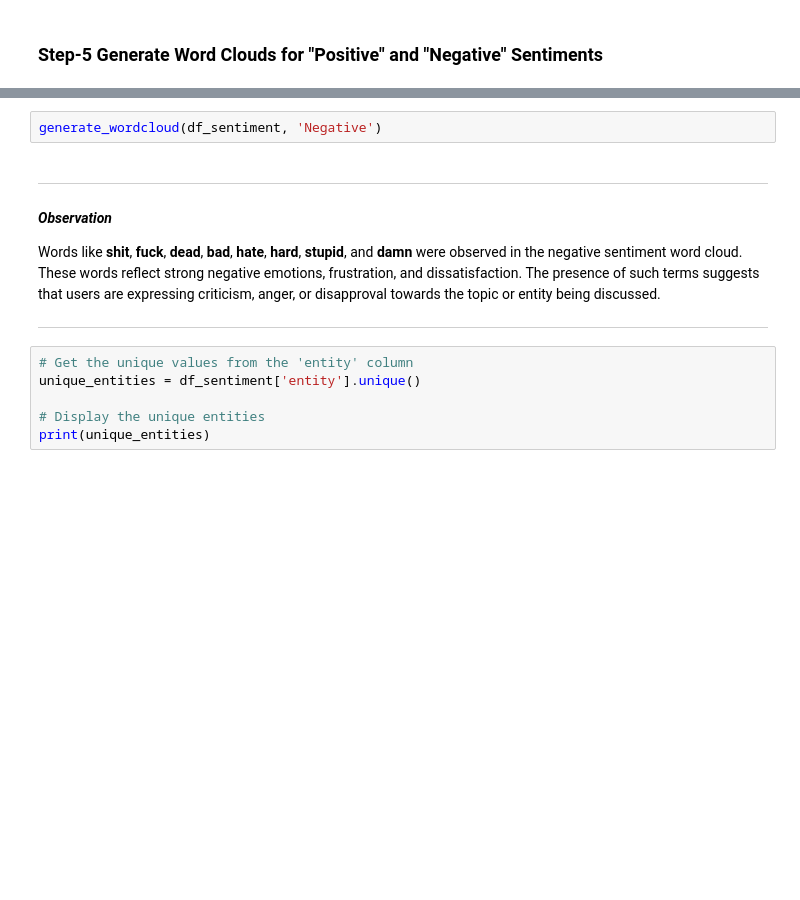
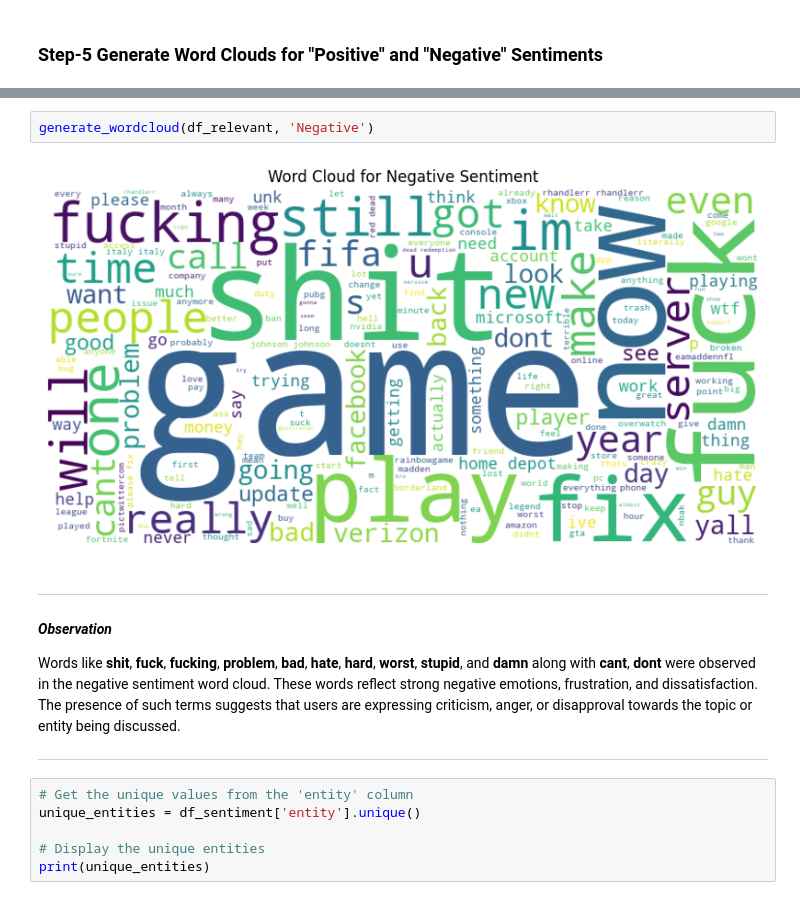
Before and after one commit to ibtj21/PRODIGY_DS_04, a Jupyter notebook: Sentiment_analysis.ipynb, the cells around one changed output, grey strips where cells are left out. Drawn from its saved outputs; the diff is of its cells as text; blank space fills up the shorter version.

```diff
--- a/Sentiment_analysis.ipynb
+++ b/Sentiment_analysis.ipynb
@@ -235,10 +269,12 @@ Words such as **good**, **love**, **best**, **thank**, **great**, and **amazing*
 ___
 # %%
-generate_wordcloud(df_sentiment, 'Negative')
+generate_wordcloud(df_relevant, 'Negative')
+# %% [output]
+[figure, added]
 # %% [markdown]
 ___
 #### ***Observation***
-Words like **shit**, **fuck**, **dead**, **bad**, **hate**, **hard**, **stupid**, and **damn** were observed in the negative sentiment word cloud. These words reflect strong negative emotions, frustration, and dissatisfaction. The presence of such terms suggests that users are expressing criticism, anger, or disapproval towards the topic or entity being discussed.
+Words like **shit**, **fuck**, **fucking**, **problem**, **bad**, **hate**, **hard**, **worst**, **stupid**, and **damn** along with **cant**, **dont** were observed in the negative sentiment word cloud. These words reflect strong negative emotions, frustration, and dissatisfaction. The presence of such terms suggests that users are expressing criticism, anger, or disapproval towards the topic or entity being discussed.
 ___
 # %%
 # Get the unique values from the 'entity' column
```
Also changed, not shown: parts of 21 cells of this notebook.
